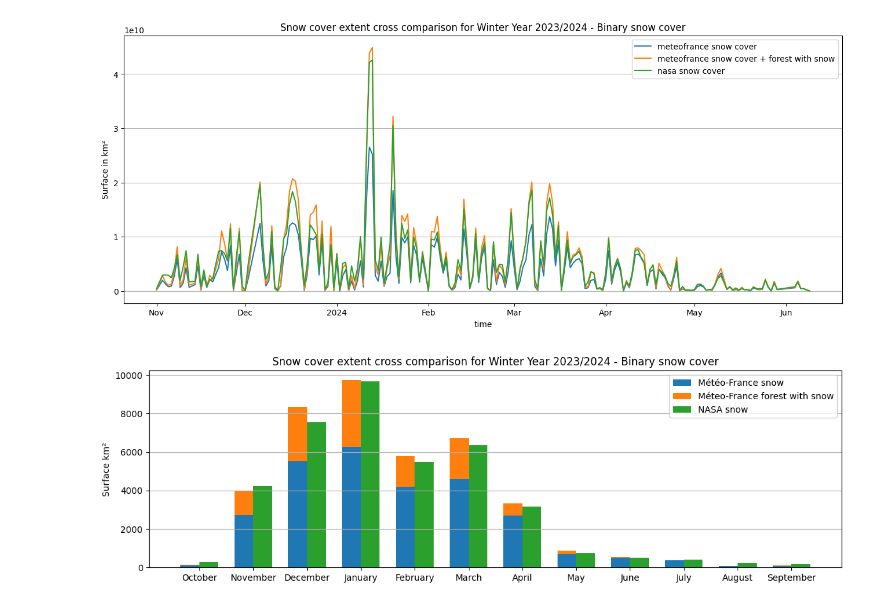
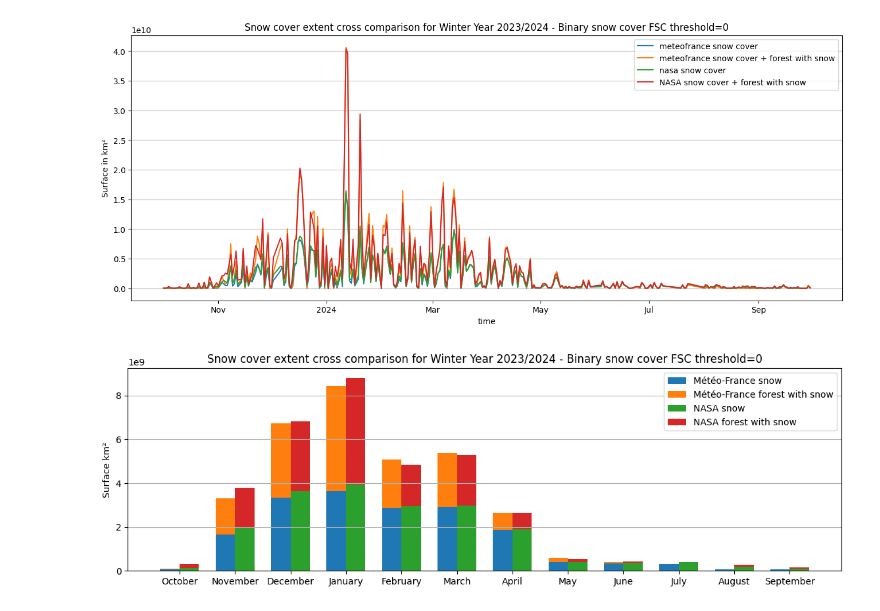
Before and after one commit to nicolaimpe/viirsnow, a Jupyter notebook: notebooks/snow_cover_extent_analysis.ipynb, the cells around one changed output. Drawn from its saved outputs; the diff is of its cells as text; code cells hidden in the pictures.

Commit message:
first analysis performed after reprocessing + first calculations for snow covered areas and sensor zenith

```diff
--- a/notebooks/snow_cover_extent_analysis.ipynb
+++ b/notebooks/snow_cover_extent_analysis.ipynb
@@ -44,11 +44,12 @@ from datetime import datetime
 
 def visualize_sce_analysis(area_stats: xr.Dataset, title='Binary snow mask'):
     _,ax  = plt.subplots(figsize=(16,6))
-    area_stats_short = area_stats.isel(time=slice(30,240))
-    area_stats_short['meteofrance'].sel(class_name='snow_cover').plot(ax=ax, label='meteofrance snow cover')
-    mf_total_snow = area_stats_short['meteofrance'].sel(class_name='snow_cover') + area_stats_short['meteofrance'].sel(class_name='forest_with_snow')
+    area_stats['meteofrance'].sel(class_name='snow_cover').plot(ax=ax, label='meteofrance snow cover')
+    mf_total_snow = area_stats['meteofrance'].sel(class_name='snow_cover') + area_stats['meteofrance'].sel(class_name='forest_with_snow')
     mf_total_snow.plot(ax=ax, label='meteofrance snow cover + forest with snow')
-    area_stats_short['nasa'].sel(class_name='snow_cover').plot(ax=ax, label='nasa snow cover')
+    area_stats['nasa'].sel(class_name='snow_cover').plot(ax=ax, label='nasa snow cover')
+    nasa_total_snow = area_stats['nasa'].sel(class_name='snow_cover') + area_stats['nasa'].sel(class_name='forest_with_snow')
+    nasa_total_snow.plot(ax=ax, label='NASA snow cover + forest with snow')
     ax.legend()
     ax.grid(True,axis='y')
     ax.set_ylabel('Surface in km²')
@@ -64,10 +65,17 @@ def visualize_sce_analysis(area_stats: xr.Dataset, title='Binary snow mask'):
     mf_snow = area_stats['meteofrance'].sel(class_name='snow_cover').groupby('time.month').map(daily_average).sortby('time').to_pandas()
     mf_forest_with_snow = area_stats['meteofrance'].sel(class_name='forest_with_snow').groupby('time.month').map(daily_average).sortby('time').to_pandas()
     nasa_snow = area_stats['nasa'].sel(class_name='snow_cover').groupby('time.month').map(daily_average).sortby('time').to_pandas()
+    nasa_forest_with_snow = area_stats['nasa'].sel(class_name='forest_with_snow').groupby('time.month').map(daily_average).sortby('time').to_pandas()
 
+    bar_width=0.35
+    months = range(len(mf_snow))
+    ax.bar(months, mf_snow, width=bar_width, label='Météo-France snow', color='tab:blue')
+    ax.bar(months, mf_forest_with_snow, width=bar_width, bottom=mf_snow, label='Météo-France forest with snow', color='tab:orange')
+    ax.bar([i + bar_width for i in months], nasa_snow, width=bar_width, label='NASA snow', color='tab:green')
+    ax.bar([i + bar_width  for i in months], nasa_forest_with_snow, width=bar_width, bottom=nasa_snow, label='NASA forest with snow', color='tab:red')
+    ax.set_xticks([i + bar_width / 2 for i in months])
 
-    plot_stacked(mf_snow*1e-6, mf_forest_with_snow*1e-6, ax=ax,label1="Météo-France snow", label2="Méteo-France forest with snow")
-    plot_separate_bar(nasa_snow*1e-6, ax=ax, label="NASA snow")
+    # plot_separate_bar(nasa_snow*1e-6, ax=ax, label="NASA snow")
     ax.set_xticklabels(mf_snow.index.strftime("%B"))
     ax.set_ylabel('Surface km²')
     ax.grid(True,axis='y')
@@ -76,12 +84,11 @@ def visualize_sce_analysis(area_stats: xr.Dataset, title='Binary snow mask'):
     ax.set_title(f'Snow cover extent cross comparison for {str(winter_year)} - {title}')
     ax.plot()
 # %%
-area_stats_stats_name = f'WY_{winter_year.from_year}_{winter_year.to_year}_SuomiNPP_meteofrance_nasa_sce_cross_comparison_binary_snow_cover.nc'
-
+area_stats_stats_name = 'WY_2023_2024_SNPP_meteofrance_nasa_l3_sce_cross_comparison_binary_snow_cover_res_375m_fsc_thresh_0.nc'
 
 area_stats_path= Path(f"{time_series_folder}").joinpath(area_stats_stats_name)
 area_stats = xr.open_dataset(area_stats_path)
-visualize_sce_analysis(area_stats=area_stats, title='Binary snow cover')
+visualize_sce_analysis(area_stats=area_stats, title='Binary snow cover FSC threshold=0')
 # %% [output]
-[figure, old version]
+[figure, new version]
-[figure, old version]
+[figure, new version]
```
Also changed, not shown: parts of 4 cells of this notebook, 5 other files.
